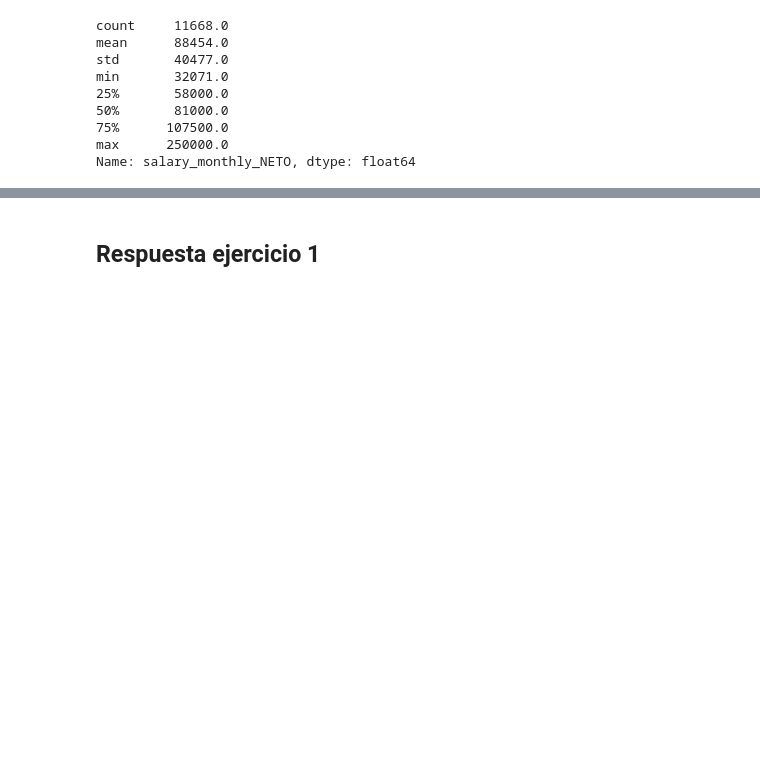
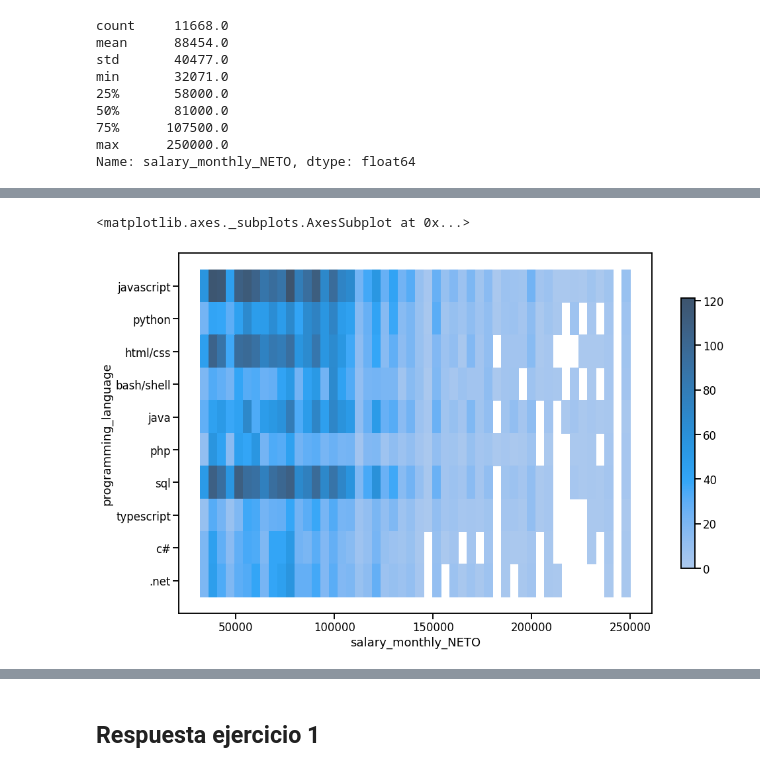
Before and after one commit to Natali-PP/diplodatos2021, a Jupyter notebook: AnalisiYVisualizacion/Entregable_Parte_1.ipynb, the cells around one changed output, grey strips where cells are left out. Drawn from its saved outputs; the diff is of its cells as text; code cells hidden in the pictures; blank space fills up the shorter version.

```diff
--- a/AnalisiYVisualizacion/Entregable_Parte_1.ipynb
+++ b/AnalisiYVisualizacion/Entregable_Parte_1.ipynb
@@ -305,0 +307,7 @@ plt.ticklabel_format(style='plain', axis='x')
+# %%
+fig, axes = plt.subplots(figsize=(16, 10))
+seaborn.histplot(x=df_filtered['salary_monthly_NETO'], y=df_filtered["programming_language"],cbar=True, cbar_kws=dict(shrink=.75))
+#seaborn.heatmap(data=df_filtered["programming_language"], annot=True, fmt="d",)
+# %% [output]
+<matplotlib.axes._subplots.AxesSubplot at 0x...>
+[figure, added]
```
Also changed, not shown: parts of 5 cells of this notebook.
